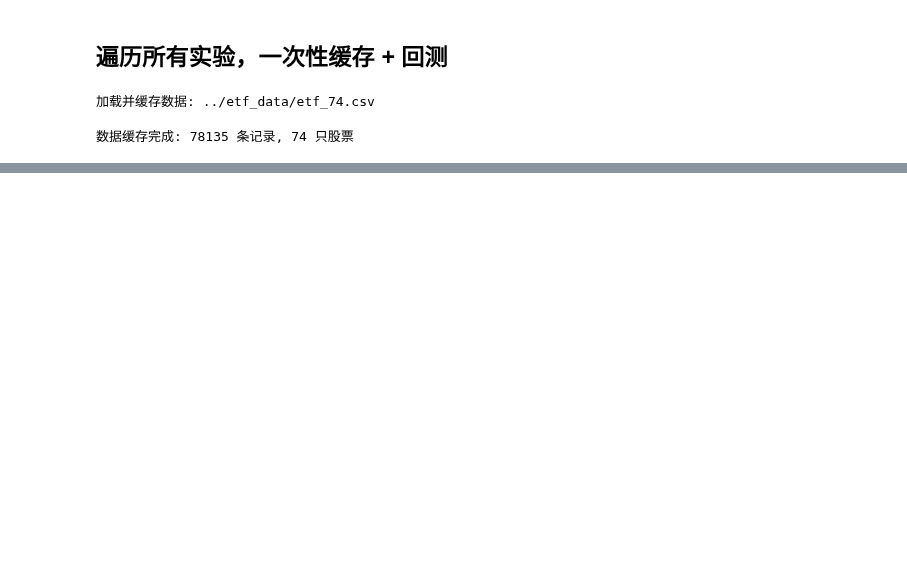
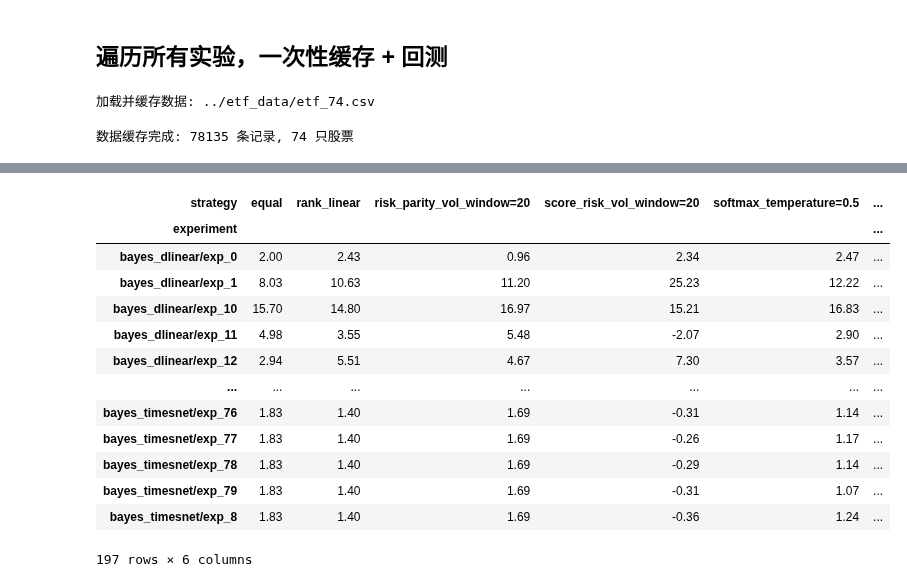
Before and after one commit to xyl-27/ETF, a Jupyter notebook: notebooks/reproduce_backtest.ipynb, the cells around one changed output, grey strips where cells are left out. Cells and saved outputs as stored; diff of their text form; code cells hidden in the pictures; blank space fills up the shorter version.

```diff
--- a/notebooks/reproduce_backtest.ipynb
+++ b/notebooks/reproduce_backtest.ipynb
@@ -224,0 +360,28 @@ for mode in ['open','close']:
+# %%
+
+
+sdf = pd.DataFrame(strat_results)
+sdf["experiment"] = sdf["experiment"].str.replace("_74_3_2026-01-01_2026-03-31", "")
+print()
+mode = "open"
+sub = sdf[sdf["trade_mode"] == mode]
+pivot = sub.pivot_table(
+    index="experiment", columns="strategy",
+    values="return", aggfunc="first",
+)
+display(pivot)
+# %% [output]
+| strategy | equal | rank_linear | risk_parity_vol_window=20 | score_risk_vol_window=20 | softmax_temperature=0.5 | ... |
+| experiment |  |  |  |  |  | ... |
+| bayes_dlinear/exp_0 | 2.00 | 2.43 | 0.96 | 2.34 | 2.47 | ... |
+| bayes_dlinear/exp_1 | 8.03 | 10.63 | 11.20 | 25.23 | 12.22 | ... |
+| bayes_dlinear/exp_10 | 15.70 | 14.80 | 16.97 | 15.21 | 16.83 | ... |
+| bayes_dlinear/exp_11 | 4.98 | 3.55 | 5.48 | -2.07 | 2.90 | ... |
+| bayes_dlinear/exp_12 | 2.94 | 5.51 | 4.67 | 7.30 | 3.57 | ... |
+| ... | ... | ... | ... | ... | ... | ... |
+| bayes_timesnet/exp_76 | 1.83 | 1.40 | 1.69 | -0.31 | 1.14 | ... |
+| bayes_timesnet/exp_77 | 1.83 | 1.40 | 1.69 | -0.26 | 1.17 | ... |
+| bayes_timesnet/exp_78 | 1.83 | 1.40 | 1.69 | -0.29 | 1.14 | ... |
+| bayes_timesnet/exp_79 | 1.83 | 1.40 | 1.69 | -0.31 | 1.07 | ... |
+| bayes_timesnet/exp_8 | 1.83 | 1.40 | 1.69 | -0.36 | 1.24 | ... |
+197 rows × 6 columns
```
Also changed, not shown: parts of 8 cells of this notebook, 5 other files.
